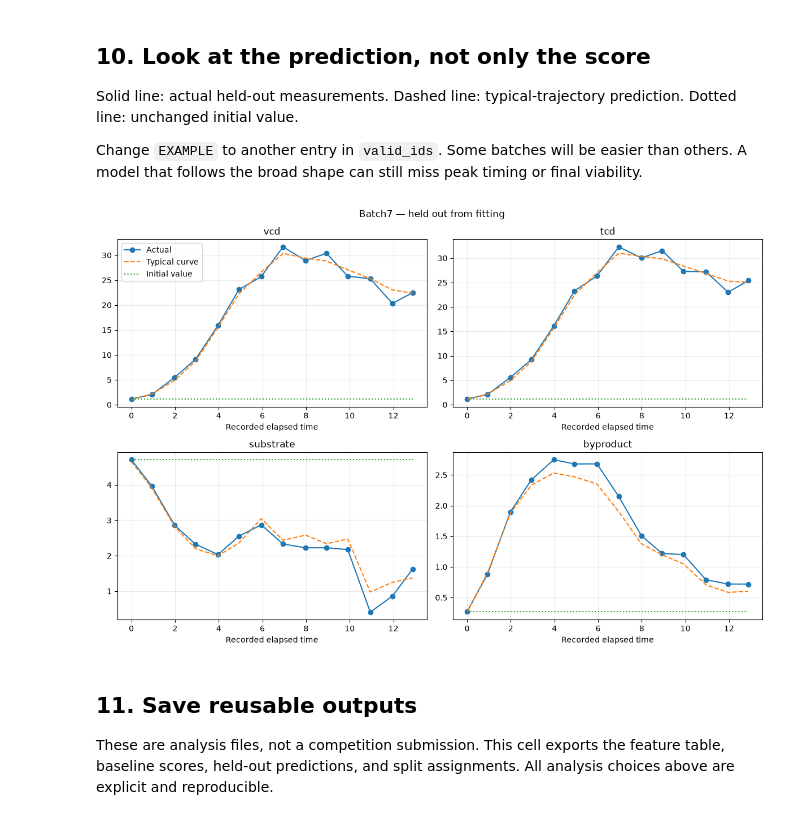
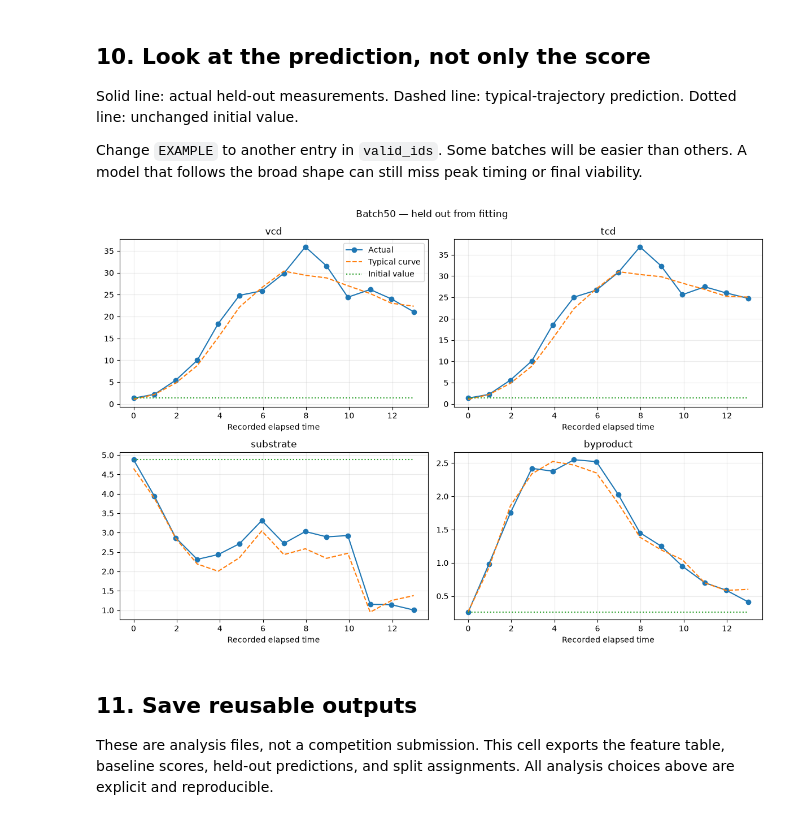
Before and after one commit to SwissDataScienceCenter/SDSC-STEM4Health-group07, a Jupyter notebook: exploration/bioreactor_exploratory_analysis.ipynb, the cells around one changed output. Cells and saved outputs as stored; diff of their text form; code cells hidden in the pictures.

```diff
--- a/exploration/bioreactor_exploratory_analysis.ipynb
+++ b/exploration/bioreactor_exploratory_analysis.ipynb
@@ -102,7 +102,7 @@ Change `BATCH` to explore another complete run. The top four panels show measure
 
 Dots are actual measurements. Lines only connect the dots; they do not reveal what happened between samples. Feed heights have unknown physical units until metadata confirms them. Each feed gets its own axis so small additions remain visible.
 # %%
-BATCH = "Batch2"
+BATCH = "Batch1"
 g = complete_obs.loc[complete_obs.batch_id.eq(BATCH)].sort_values("elapsed_time")
 e = feed_events.loc[feed_events.batch_id.eq(BATCH)]
 assert not g.empty, "Choose a complete batch for this plot."
@@ -335,24 +332,24 @@ Solid line: actual held-out measurements. Dashed line: typical-trajectory predic
 
 Change `EXAMPLE` to another entry in `valid_ids`. Some batches will be easier than others. A model that follows the broad shape can still miss peak timing or final viability.
 # %%
-EXAMPLE = valid_ids[2]
+EXAMPLE = valid_ids[3]
 batch = validation_predictions.loc[
     validation_predictions.batch_id.eq(EXAMPLE)
 ].sort_values("elapsed_time")
 fig, axes = plt.subplots(2, 2, figsize=(12, 8))
 for ax, target in zip(axes.flat, TARGETS):
     ax.plot(batch.elapsed_time, batch[target], "o-", label="Actual")
     ax.plot(batch.elapsed_time, batch["typical_" + target], "--", label="Typical curve")
     ax.plot(batch.elapsed_time, batch["constant_" + target], ":", label="Initial value")
     ax.set_title(target)
     ax.set_xlabel("Recorded elapsed time")
     ax.grid(alpha=.25)
 axes.flat[0].legend()
 fig.suptitle(EXAMPLE + " — held out from fitting")
 fig.tight_layout()
 plt.show()
 # %% [output]
-[figure, old version]
+[figure, new version]
 # %% [markdown]
 ## 11. Save reusable outputs
 These are analysis files, not a competition submission. This cell exports the feature table, baseline scores, held-out predictions, and split assignments. All analysis choices above are explicit and reproducible.
```
Also changed, not shown: parts of 4 cells of this notebook.
